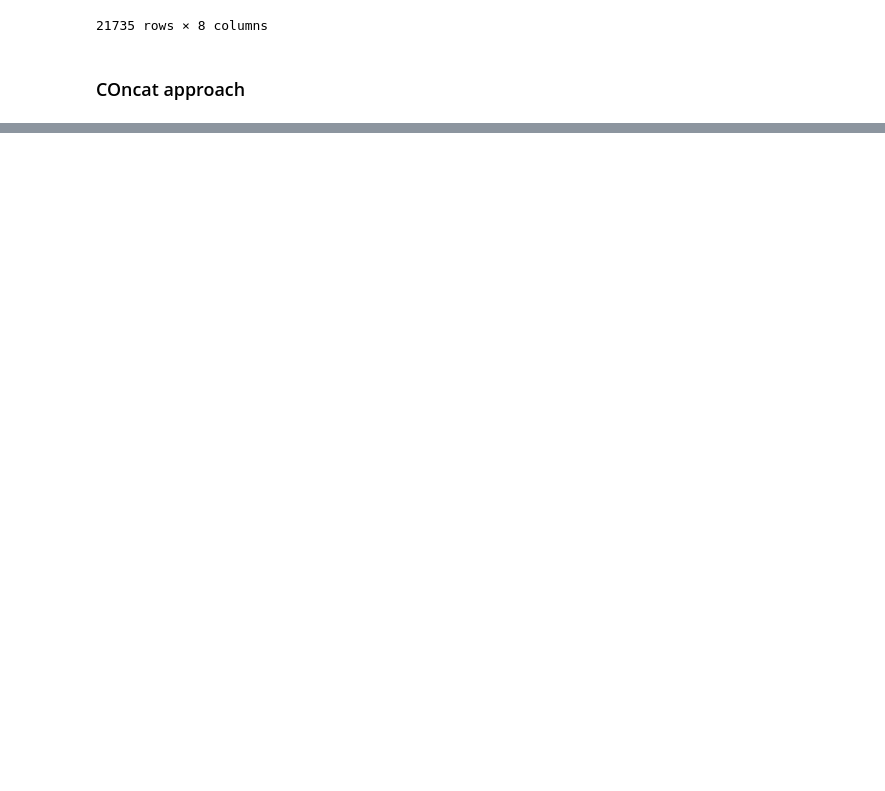
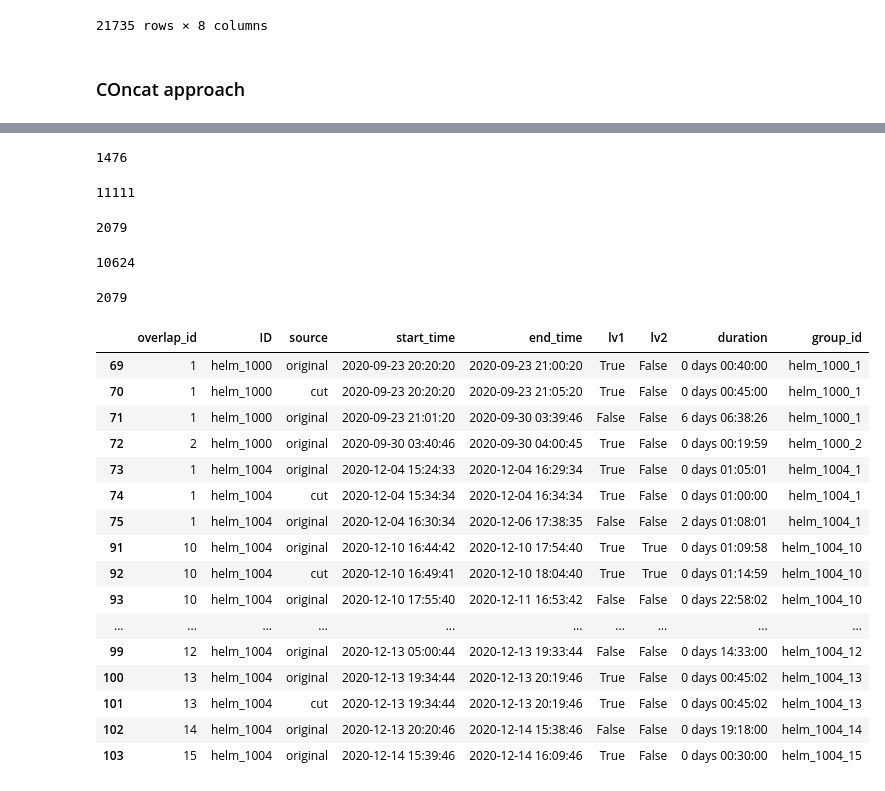
Before and after one commit to cafoala/recording-interval-cgm, a Jupyter notebook: code/5_introducing_tns.ipynb, the cells around one changed output, grey strips where cells are left out. Saved outputs shown, nothing was run; the diff lists cells and outputs as text; code cells hidden in the pictures; blank space fills up the shorter version.

```diff
--- a/code/5_introducing_tns.ipynb
+++ b/code/5_introducing_tns.ipynb
@@ -917,0 +1237,40 @@ result_df.sort_values('overlap_id')
+# %%
+counts['Cut LV2'].sum()
+# %% [output]
+1476
+# %%
+counts['Original LV1'].sum()
+# %% [output]
+11111
+# %%
+counts['Original LV2'].sum()
+# %% [output]
+2079
+# %%
+counts['Original Negatives'].sum()
+# %% [output]
+10624
+# %%
+original_df.lv2.sum()
+# %% [output]
+2079
+# %%
+result_df.sort_values(['group_id', 'start_time']).head(20)
+# %% [output]
+|  | overlap_id | ID | source | start_time | end_time | lv1 | lv2 | duration | group_id |
+| 69 | 1 | helm_1000 | original | 2020-09-23 20:20:20 | 2020-09-23 21:00:20 | True | False | 0 days 00:40:00 | helm_1000_1 |
+| 70 | 1 | helm_1000 | cut | 2020-09-23 20:20:20 | 2020-09-23 21:05:20 | True | False | 0 days 00:45:00 | helm_1000_1 |
+| 71 | 1 | helm_1000 | original | 2020-09-23 21:01:20 | 2020-09-30 03:39:46 | False | False | 6 days 06:38:26 | helm_1000_1 |
+| 72 | 2 | helm_1000 | original | 2020-09-30 03:40:46 | 2020-09-30 04:00:45 | True | False | 0 days 00:19:59 | helm_1000_2 |
+| 73 | 1 | helm_1004 | original | 2020-12-04 15:24:33 | 2020-12-04 16:29:34 | True | False | 0 days 01:05:01 | helm_1004_1 |
+| 74 | 1 | helm_1004 | cut | 2020-12-04 15:34:34 | 2020-12-04 16:34:34 | True | False | 0 days 01:00:00 | helm_1004_1 |
+| 75 | 1 | helm_1004 | original | 2020-12-04 16:30:34 | 2020-12-06 17:38:35 | False | False | 2 days 01:08:01 | helm_1004_1 |
+| 91 | 10 | helm_1004 | original | 2020-12-10 16:44:42 | 2020-12-10 17:54:40 | True | True | 0 days 01:09:58 | helm_1004_10 |
+| 92 | 10 | helm_1004 | cut | 2020-12-10 16:49:41 | 2020-12-10 18:04:40 | True | True | 0 days 01:14:59 | helm_1004_10 |
+| 93 | 10 | helm_1004 | original | 2020-12-10 17:55:40 | 2020-12-11 16:53:42 | False | False | 0 days 22:58:02 | helm_1004_10 |
+| ... | ... | ... | ... | ... | ... | ... | ... | ... | ... |
+| 99 | 12 | helm_1004 | original | 2020-12-13 05:00:44 | 2020-12-13 19:33:44 | False | False | 0 days 14:33:00 | helm_1004_12 |
+| 100 | 13 | helm_1004 | original | 2020-12-13 19:34:44 | 2020-12-13 20:19:46 | True | False | 0 days 00:45:02 | helm_1004_13 |
+| 101 | 13 | helm_1004 | cut | 2020-12-13 19:34:44 | 2020-12-13 20:19:46 | True | False | 0 days 00:45:02 | helm_1004_13 |
+| 102 | 14 | helm_1004 | original | 2020-12-13 20:20:46 | 2020-12-14 15:38:46 | False | False | 0 days 19:18:00 | helm_1004_14 |
+| 103 | 15 | helm_1004 | original | 2020-12-14 15:39:46 | 2020-12-14 16:09:46 | True | False | 0 days 00:30:00 | helm_1004_15 |
```
Also changed, not shown: parts of 26 cells of this notebook.
